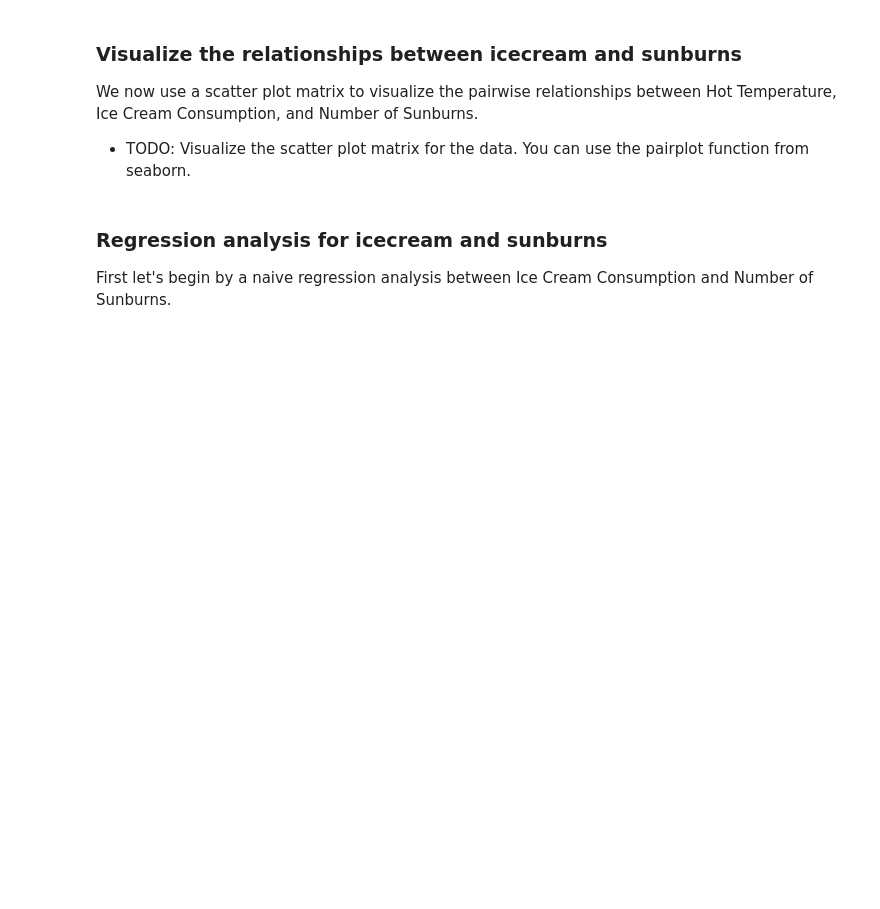
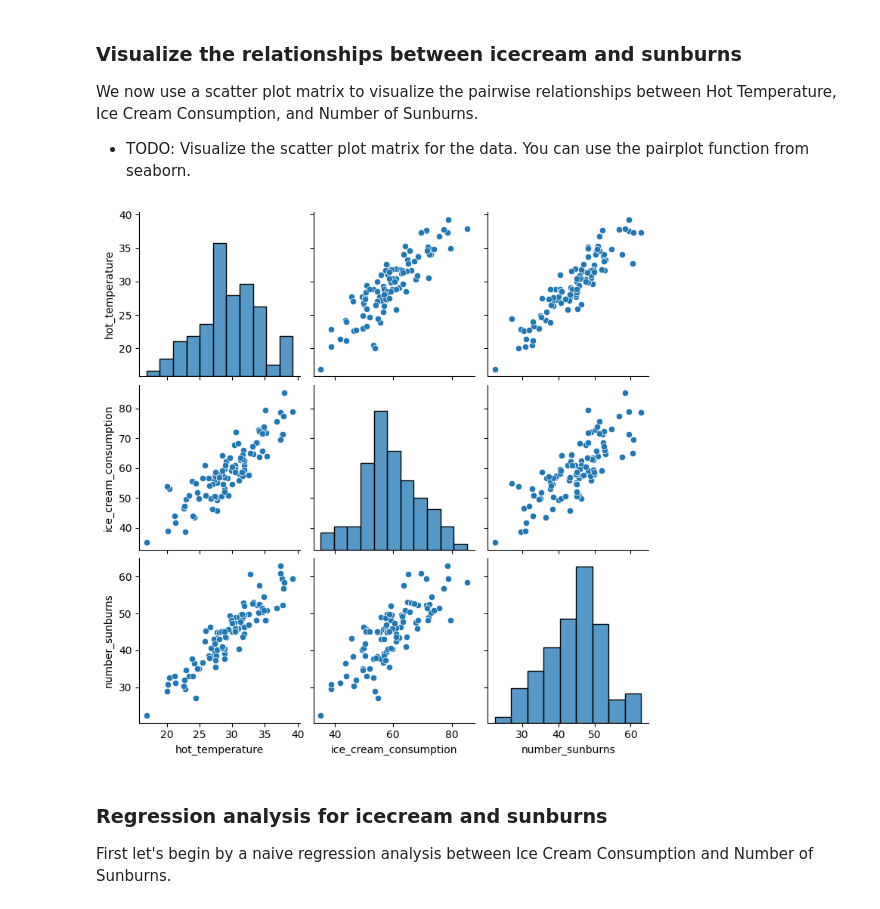
Before and after one commit to MaelaGLG/ML-for-econometrics, a Jupyter notebook: notebooks/dags_practical_session.ipynb, the cells around one changed output. Saved outputs shown, nothing was run; the diff lists cells and outputs as text; code cells hidden in the pictures; blank space fills up the shorter version.

```diff
--- a/notebooks/dags_practical_session.ipynb
+++ b/notebooks/dags_practical_session.ipynb
@@ -139,6 +191,11 @@ between Hot Temperature, Ice Cream Consumption, and Number of Sunburns.
 pairplot function from seaborn.
 # %%
 # CODE HERE
+# Creating the scatter plot matrix
+sns.pairplot(data)
+plt.show()
+# %% [output]
+[figure, added]
 # %% [markdown]
 ### Regression analysis for icecream and sunburns
 First let's begin by a naive regression analysis between Ice Cream Consumption
```
Also changed, not shown: parts of 17 cells of this notebook.
